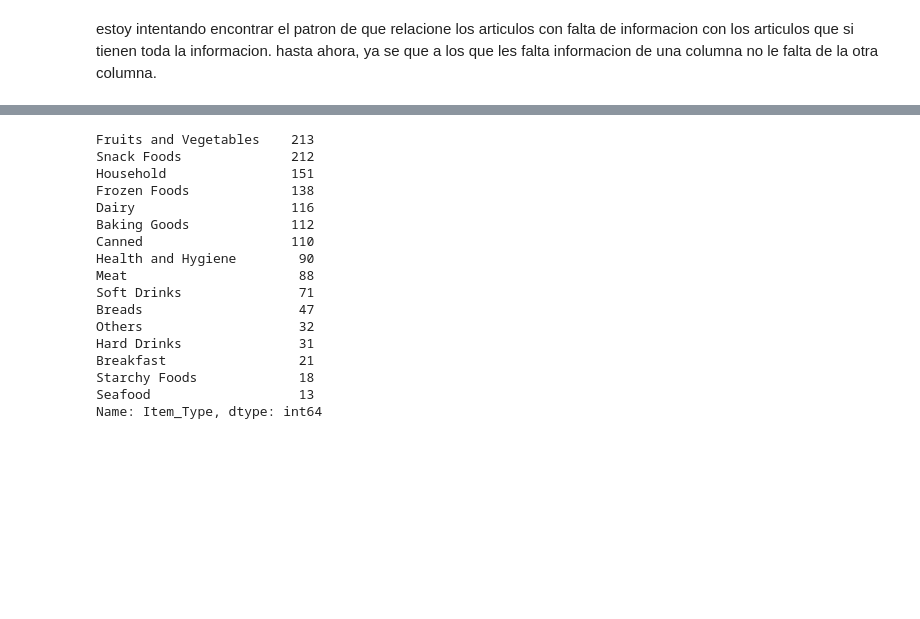
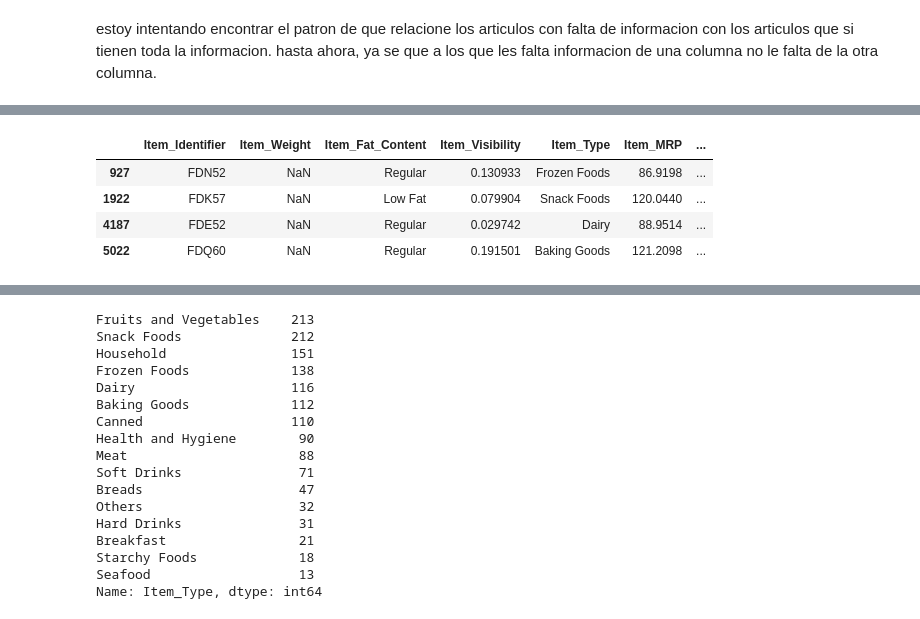
Before and after one commit to RanielSosa/predicciones-de-ventas, a Jupyter notebook: Predicciones_de_ventas.ipynb, the cells around one changed output, grey strips where cells are left out. Saved outputs shown, nothing was run; the diff lists cells and outputs as text; code cells hidden in the pictures; blank space fills up the shorter version.

```diff
--- a/Predicciones_de_ventas.ipynb
+++ b/Predicciones_de_ventas.ipynb
@@ -129 +166,16 @@ Item_Outlet_Sales               0
 dtype: int64
+# %%
+def Upgrade_Item_Identifier_mean(Item_Identifier):
+  Item_Identifier_filter=df_sales['Item_Identifier']==Item_Identifier
+  values_mean=df_sales[Item_Identifier_filter]['Item_Weight'].mean()
+  return values_mean
+#Item_Weight_filter_isna =df_sales['Item_Weight'].isna()
+df=df_sales
+df.loc[nulos_Weight,'Item_Weight']=df_sales.apply(lambda x:Upgrade_Item_Identifier_mean(x['Item_Identifier']),axis=1)
+df[nulos_Weight]
+# %% [output]
+|  | Item_Identifier | Item_Weight | Item_Fat_Content | Item_Visibility | Item_Type | Item_MRP | ... |
+| 927 | FDN52 | NaN | Regular | 0.130933 | Frozen Foods | 86.9198 | ... |
+| 1922 | FDK57 | NaN | Low Fat | 0.079904 | Snack Foods | 120.0440 | ... |
+| 4187 | FDE52 | NaN | Regular | 0.029742 | Dairy | 88.9514 | ... |
+| 5022 | FDQ60 | NaN | Regular | 0.191501 | Baking Goods | 121.2098 | ... |
```
Also changed, not shown: parts of 13 cells of this notebook.
